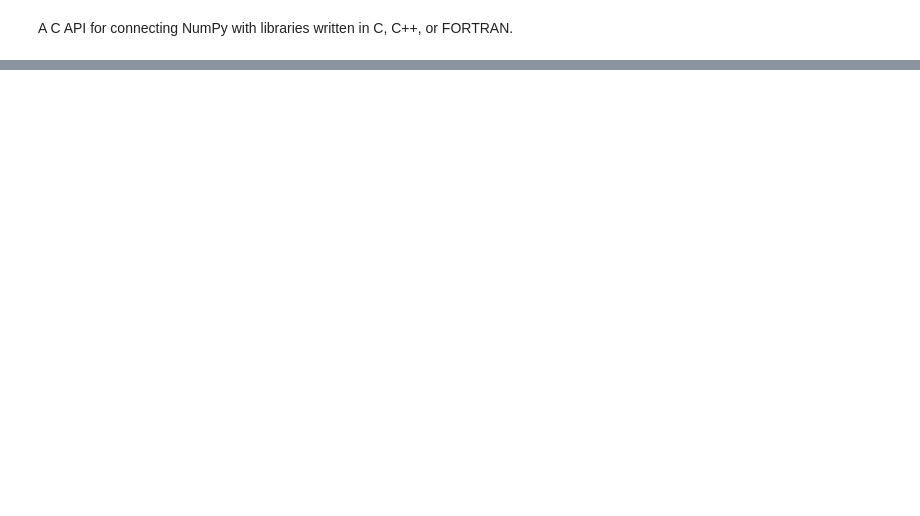
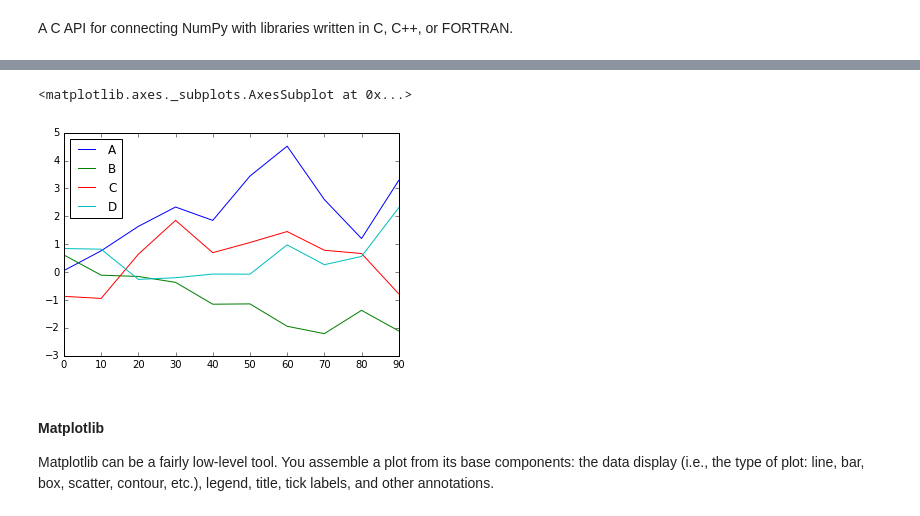
Before and after one commit to swethanarayanan/hello-world, a Jupyter notebook: Hello_Python.ipynb, the cells around one changed output, grey strips where cells are left out. Drawn from its saved outputs; the diff is of its cells as text; code cells hidden in the pictures; blank space fills up the shorter version.

```diff
--- a/Hello_Python.ipynb
+++ b/Hello_Python.ipynb
@@ -1545,0 +1868,8 @@ A C API for connecting NumPy with libraries written in C, C++, or FORTRAN.
+# %%
+df.plot()
+# %% [output]
+<matplotlib.axes._subplots.AxesSubplot at 0x...>
+[figure, added]
+# %% [markdown]
+#### Matplotlib
+Matplotlib can be a fairly low-level tool. You assemble a plot from its base components: the data display (i.e., the type of plot: line, bar, box, scatter, contour, etc.), legend, title, tick labels, and other annotations.
```
Also changed, not shown: parts of 82 cells of this notebook.
